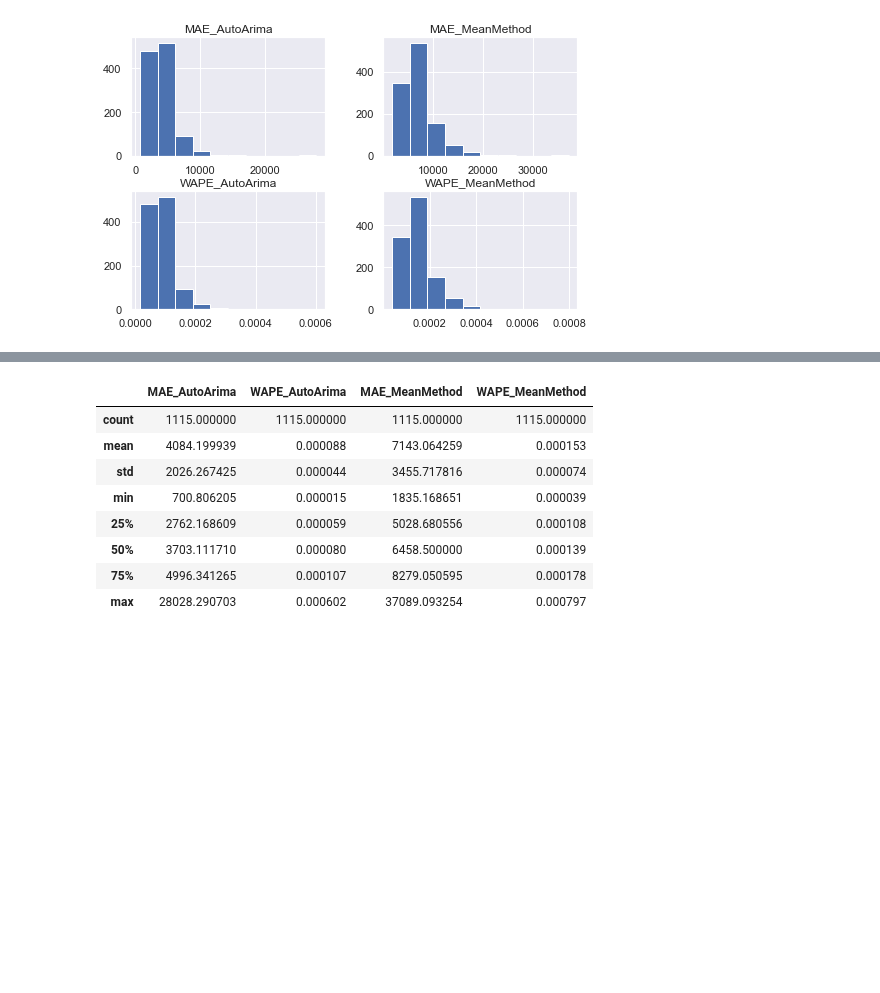
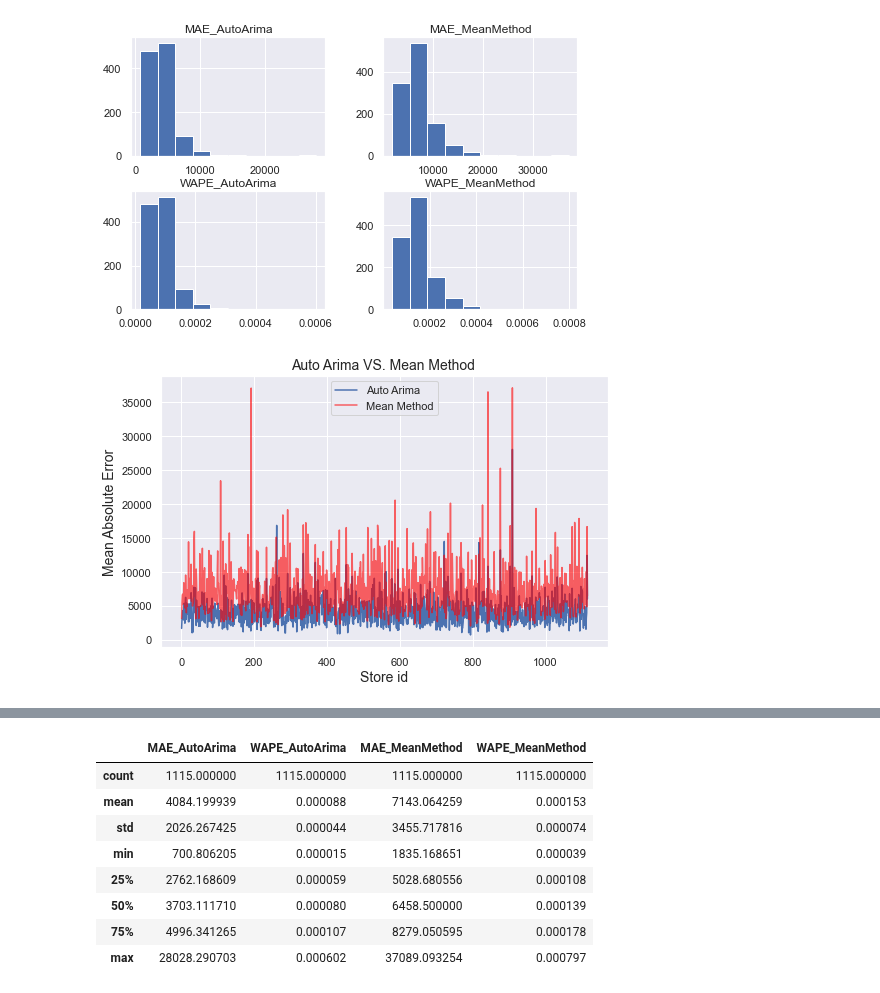
Before and after one commit to yoyo6022/covid-19, a Jupyter notebook: Notebook/Model Evaluation.ipynb, the cells around one changed output, grey strips where cells are left out. Cells and saved outputs as stored; diff of their text form; code cells hidden in the pictures; blank space fills up the shorter version.

```diff
--- a/Notebook/Model Evaluation.ipynb
+++ b/Notebook/Model Evaluation.ipynb
@@ -77,3 +77,13 @@ model_eval.drop('Store_id', axis=1).hist()
 plt.show()
 # %% [output]
 [figure]
+# %%
+plt.plot(model_eval.Store_id, model_eval.MAE_AutoArima, label='Auto Arima')
+plt.plot(model_eval.Store_id, model_eval.MAE_MeanMethod, label='Mean Method',color='red', alpha=0.6)
+plt.title('Auto Arima VS. Mean Method ', fontsize=14)
+plt.xlabel('Store id', fontsize=14)
+plt.ylabel('Mean Absolute Error', fontsize=14)
+plt.legend()
+plt.show()
+# %% [output]
+[figure, added]
```
Also changed, not shown: parts of 1 cell of this notebook.
